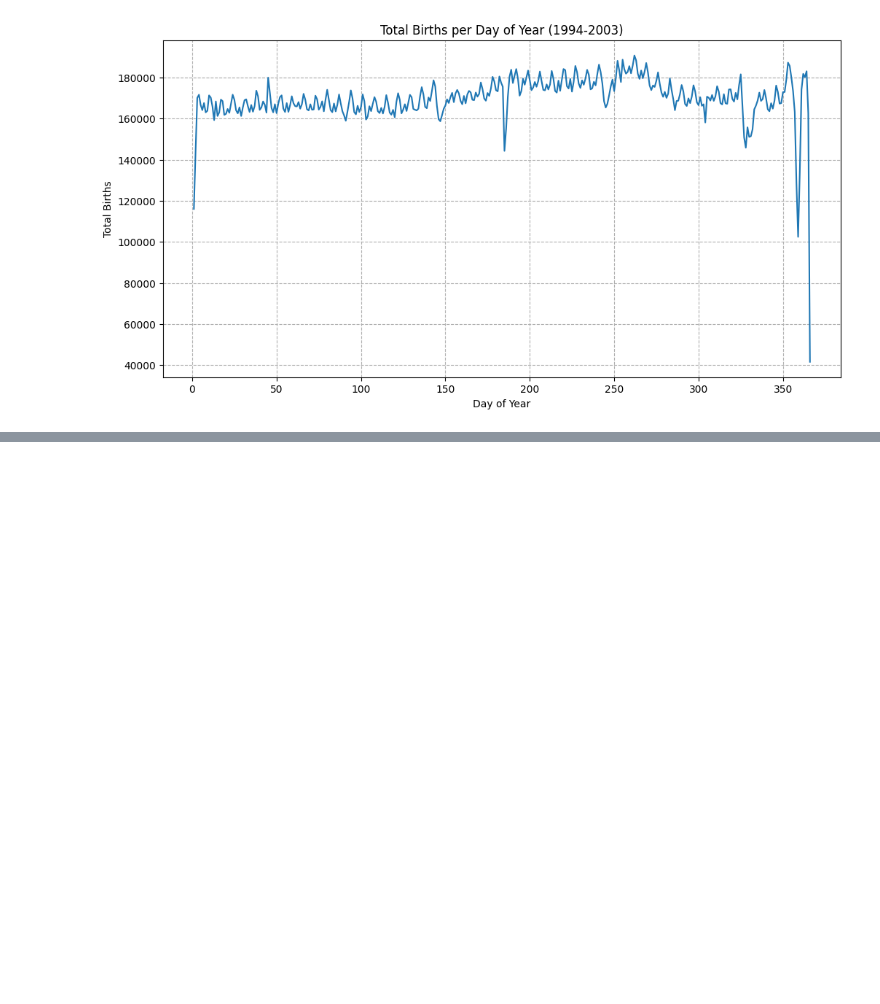
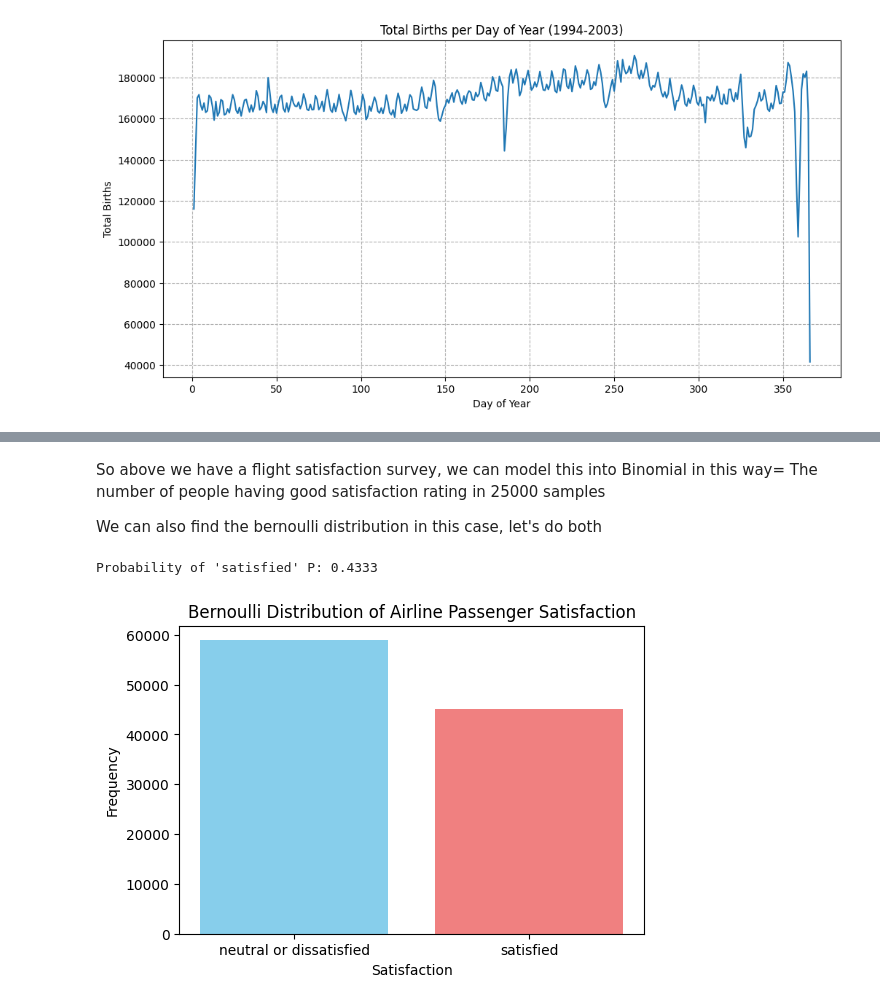
Before and after one commit to 23f1002944/EDA-Probability-Distributions, a Jupyter notebook: EDA_Uniform_Distribution.ipynb, the cells around one changed output, grey strips where cells are left out. Drawn from its saved outputs; the diff is of its cells as text; code cells hidden in the pictures; blank space fills up the shorter version.

```diff
--- a/EDA_Uniform_Distribution.ipynb
+++ b/EDA_Uniform_Distribution.ipynb
@@ -118,0 +156,7 @@ plt.show()
+# %%
+import kagglehub
+
+# Download latest version
+path2 = kagglehub.dataset_download("teejmahal20/airline-passenger-satisfaction")
+
+print("Path to dataset files:", path2)
@@ -118,0 +167,4 @@ plt.show()
+# %%
+test=pd.read_csv(path2+"/test.csv")
+train=pd.read_csv(path2+"/train.csv")
+test
@@ -118,0 +185,23 @@ plt.show()
+# %% [markdown]
+So above we have a flight satisfaction survey, we can model this into Binomial in this way= The number of people having good satisfaction rating in 25000 samples
+
+We can also find the bernoulli distribution in this case, let's do both
+# %%
+airline = train.copy()
+
+satisfaction_counts = airline['satisfaction'].value_counts()
+
+probability_satisfied = satisfaction_counts['satisfied'] / len(airline)
+
+print(f"\nProbability of 'satisfied' P: {probability_satisfied:.4f}")
+
+# Plot the frequency distribution
+plt.figure(figsize=(6, 4))
+plt.bar(satisfaction_counts.index, satisfaction_counts.values, color=['skyblue', 'lightcoral'])
+plt.xlabel('Satisfaction')
+plt.ylabel('Frequency')
+plt.title('Bernoulli Distribution of Airline Passenger Satisfaction')
+plt.show()
+# %% [output]
+Probability of 'satisfied' P: 0.4333
+[figure, added]
```
Also changed, not shown: parts of 16 cells of this notebook.
